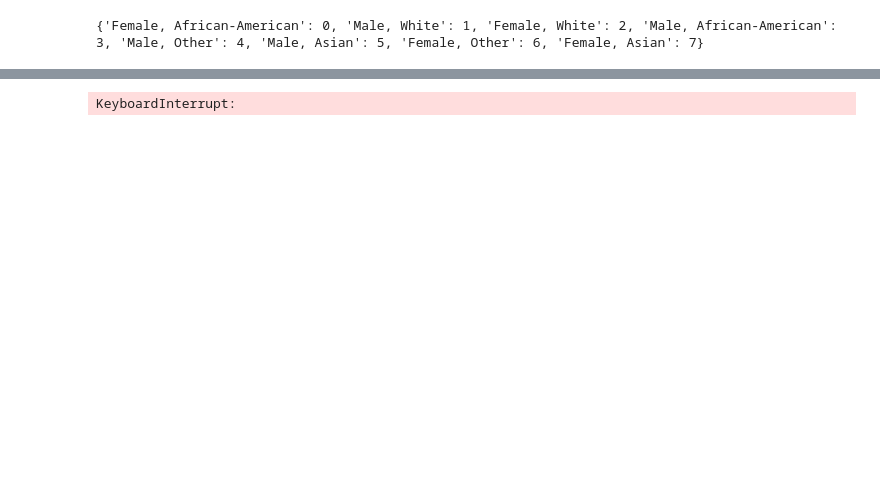
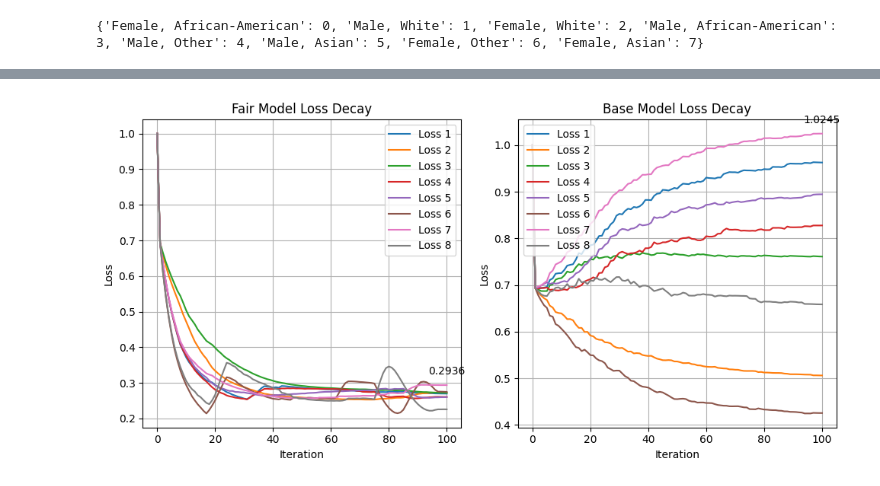
Before and after one commit to hiaac-finance/m2fgb, a Jupyter notebook: examples/test_acsincome.ipynb, the cells around one changed output, grey strips where cells are left out. Cells and saved outputs as stored; diff of their text form; code cells hidden in the pictures; blank space fills up the shorter version.

```diff
--- a/examples/test_acsincome.ipynb
+++ b/examples/test_acsincome.ipynb
@@ -45,9 +40,20 @@ To: /work/giovani.valdrighi/m2fgb/data.zip
 # %% [output]
 {'Female, African-American': 0, 'Male, White': 1, 'Female, White': 2, 'Male, African-American': 3, 'Male, Other': 4, 'Male, Asian': 5, 'Female, Other': 6, 'Female, Asian': 7}
 # %%
-model = M2FGBClassifier(
+model_fair = M2FGBClassifier(
     n_estimators=100,
+    fairness_constraint="true_positive_rate",
     max_depth=5,
     random_state=0,
+    fair_weight=0.75,
 )
-model.fit(X_train, Y_train, A_train)
+model_fair.fit(X_train, Y_train, A_train)
+
+model_base = M2FGBClassifier(
+    n_estimators=100,
+    fairness_constraint="true_positive_rate",
+    max_depth=5,
+    random_state=0,
+    fair_weight=0.0,
+)
+model_base.fit(X_train, Y_train, A_train);
@@ -65,4 +79,10 @@ KeyboardInterrupt:
-# %%
-len(model.info)
-# %% [output]
-KeyboardInterrupt:
+# %%
+fig, axs = plt.subplots(1, 2, figsize=(10, 5))
+plot_loss_decay(model_fair, axs[0])
+axs[0].set_title("Fair Model Loss Decay")
+plot_loss_decay(model_base, axs[1])
+axs[1].set_title("Base Model Loss Decay")
+plt.tight_layout()
+plt.show()
+# %% [output]
+[figure, added]
```
Also changed, not shown: parts of 3 cells of this notebook.
